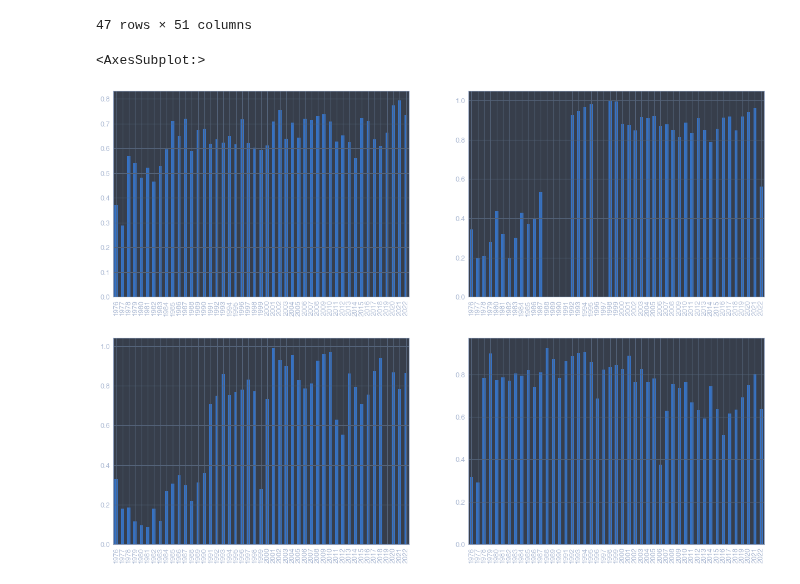
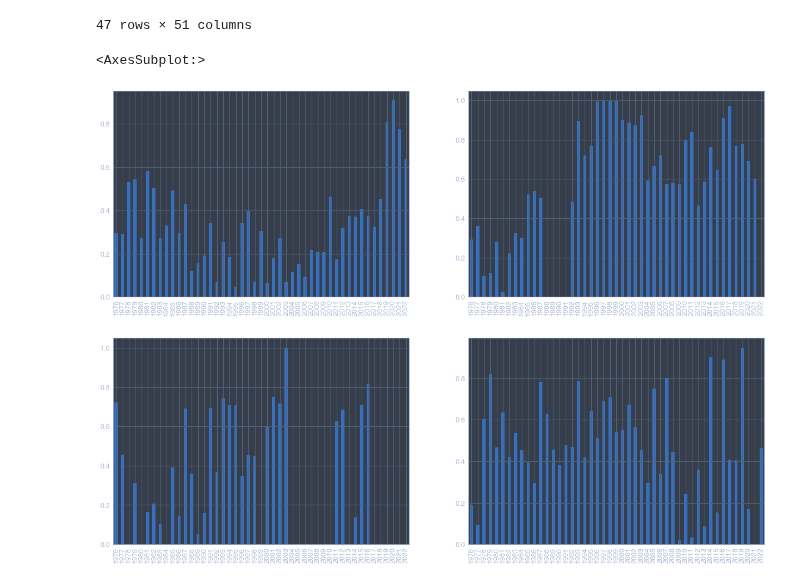
Before and after one commit to fadeeva/weird_projects, a Jupyter notebook: Serial_Killers/Outliers_in_Murder_Accountability_Project.ipynb, the cells around one changed output. Saved outputs shown, nothing was run; the diff lists cells and outputs as text; code cells hidden in the pictures.

Commit message:
weapons/circum. for female victims and refactoring

```diff
--- a/Serial_Killers/Outliers_in_Murder_Accountability_Project.ipynb
+++ b/Serial_Killers/Outliers_in_Murder_Accountability_Project.ipynb
@@ -403,8 +403,10 @@ circumstance_list = map_data['Circumstance'].unique()
 years_list = map_data['Year'].unique()
 states = map_data['State'].unique()
 
-w = map_data[
-    map_data['Solved']=='Yes']\
+data_solved = map_data[(map_data['Solved']=='Yes') & (map_data['VicSex']=='Female')]
+data_unsolved = map_data[(map_data['Solved']=='No') & (map_data['VicSex']=='Female')]
+
+w = data_solved\
     .groupby(['State',
               'Year',
               'Weapon',
@@ -412,8 +414,7 @@ w = map_data[
     .count()['CNTYFIPS']\
     .to_frame()
 
-uw = map_data[
-     map_data['Solved']=='No']\
+uw = data_unsolved\
      .groupby(['State',
               'Year',
               'Weapon',
@@ -424,12 +425,8 @@ uw = map_data[
 def get_cosine_similarity_circumstances(weapon):
     full_cosine = pd.DataFrame(index=years_list)
     for state in states:
-        if weapon not in map_data[(map_data['State'] == state)
-                                 & (map_data['Solved'] == 'No')].groupby('Weapon')\
-                                                                .count().index.to_list()\
-        or weapon not in map_data[(map_data['State'] == state)
-                                   & (map_data['Solved'] == 'Yes')].groupby('Weapon')\
-                                                                   .count().index.to_list():
+        if weapon not in data_solved[data_solved['State']==state]['Weapon'].unique()\
+        or weapon not in data_unsolved[data_unsolved['State']==state]['Weapon'].unique():
             continue
 
         temp = pd.DataFrame(index=years_list, columns=circumstance_list, data=0)
@@ -466,11 +463,14 @@ def get_cosine_similarity_circumstances(weapon):
 
 #     return weapon_pack
 # %%
-# weapons_df = {}
-# for weapon in weapons_list:
-#     weapons_df[weapon] = get_cosine_similarity_circumstances(weapon)
+weapons_df = {}
+for weapon in weapons_list:
+    weapons_df[weapon] = get_cosine_similarity_circumstances(weapon)
+# %%
+with open('data/weapons_female_victims_df.pickle', 'wb') as f:
+    pk.dump(weapons_df, f, pk.HIGHEST_PROTOCOL)
 # %%
-with open('data/weapons_df.pickle', 'rb') as f:
+with open('data/weapons_female_victims_df.pickle', 'rb') as f:
     weapons_df = pk.load(f)
 # %%
 weapons_df['Knife or cutting instrument']
@@ -607,10 +607,10 @@ cs[cs<0.35]
 # %%
 fig, ax = plt.subplots(2, 2, figsize=(21, 15))
 
-cs['California'].plot(kind='bar', ax=ax[0, 0])
-cs['Florida'].plot(kind='bar', ax=ax[0, 1])
-cs['Alabama'].plot(kind='bar', ax=ax[1, 0])
-cs['New York'].plot(kind='bar', ax=ax[1, 1])
+weapons_df['Knife or cutting instrument']['California'].plot(kind='bar', ax=ax[0, 0])
+weapons_df['Knife or cutting instrument']['Florida'].plot(kind='bar', ax=ax[0, 1])
+weapons_df['Knife or cutting instrument']['Alabama'].plot(kind='bar', ax=ax[1, 0])
+weapons_df['Knife or cutting instrument']['New York'].plot(kind='bar', ax=ax[1, 1])
 # %% [output]
 <AxesSubplot:>
-[figure, old version]
+[figure, new version]
```
Also changed, not shown: parts of 1 cell of this notebook, 1 other file.
